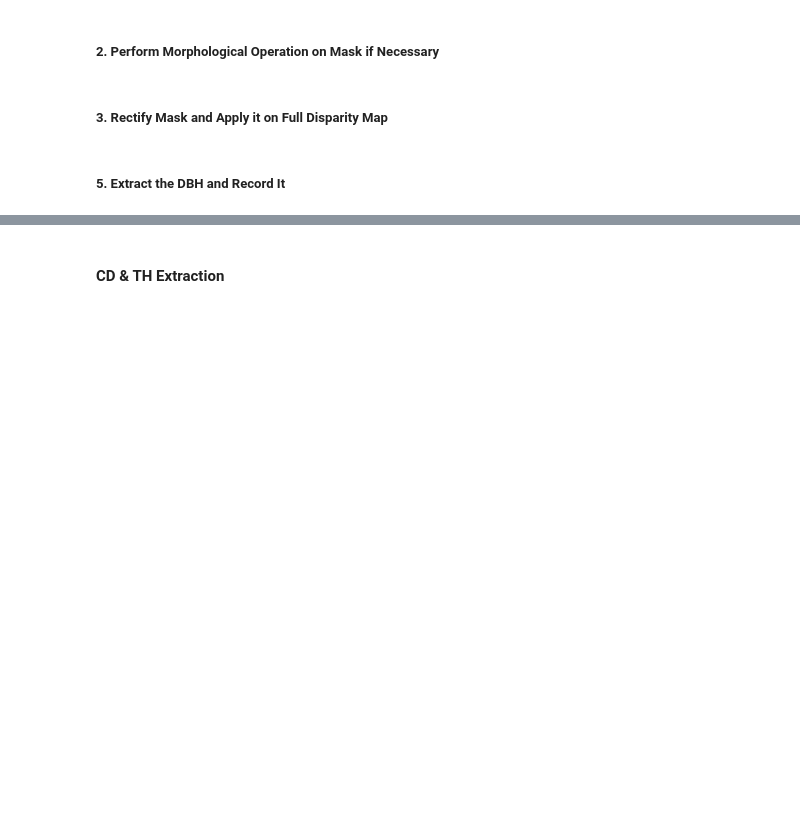
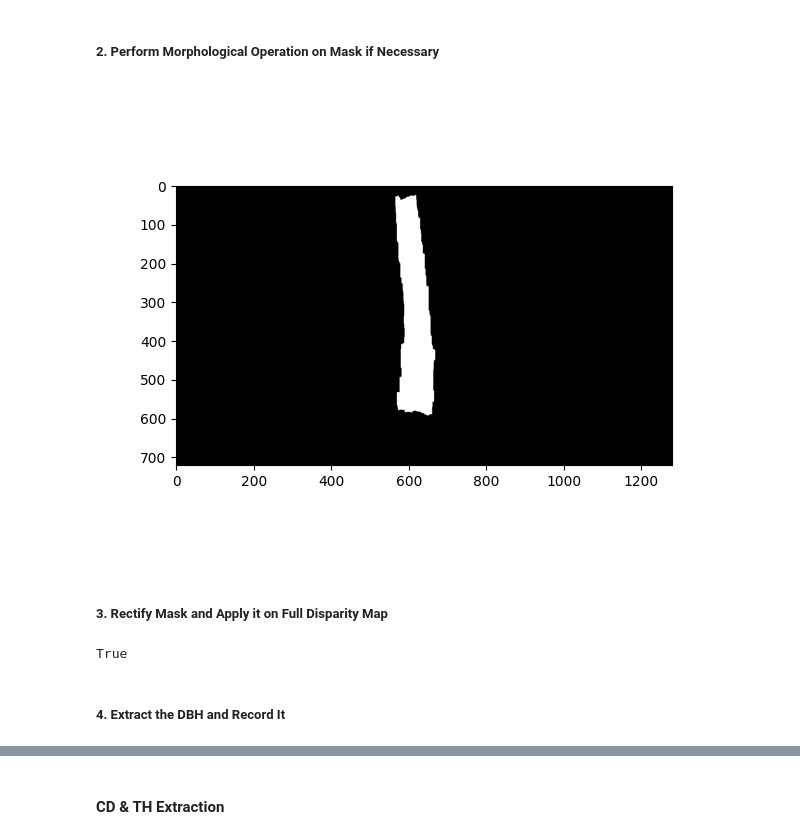
Before and after one commit to kiplimock/image-processing, a Jupyter notebook: disparity.ipynb, the cells around one changed output, grey strips where cells are left out. Cells and saved outputs as stored; diff of their text form; code cells hidden in the pictures; blank space fills up the shorter version.

```diff
--- a/disparity.ipynb
+++ b/disparity.ipynb
@@ -553,21 +558,25 @@ plot_bh(dmap, bh)
 # %% [markdown]
 ##### 2. Perform Morphological Operation on Mask if Necessary
 # %%
-mask = cv2.imread('trunks/masks/mask_1.png', 0)
-kernel = np.ones((50, 1), np.uint8)
+mask = cv2.imread('trunks/masks/mask_31.png', 0)
+kernel = np.ones((20, 1), np.uint8)
 closing = cv2.morphologyEx(mask, cv2.MORPH_CLOSE, kernel)
 opening = cv2.morphologyEx(closing, cv2.MORPH_OPEN, kernel)
 
 plt.figure()
 plt.imshow(opening, 'gray')
 plt.show()
+# %% [output]
+[figure, added]
 # %% [markdown]
 ##### 3. Rectify Mask and Apply it on Full Disparity Map
 # %%
 opening = rectify_image(opening)
-dmap = cv2.imread('trunks/full_dmaps/fullmap_1.png', 0)
+dmap = cv2.imread('trunks/full_dmaps/fullmap_31.png', 0)
 dmap[opening == 0] = 0
-# cv2.imwrite('trunks/raw_depthmaps/raw_1.png', dmap)
+cv2.imwrite('trunks/raw_depthmaps/raw_31.png', dmap)
+# %% [output]
+True
 # %% [markdown]
-##### 5. Extract the DBH and Record It
+##### 4. Extract the DBH and Record It
 # %%
```
Also changed, not shown: parts of 16 cells of this notebook, 1 other file.
